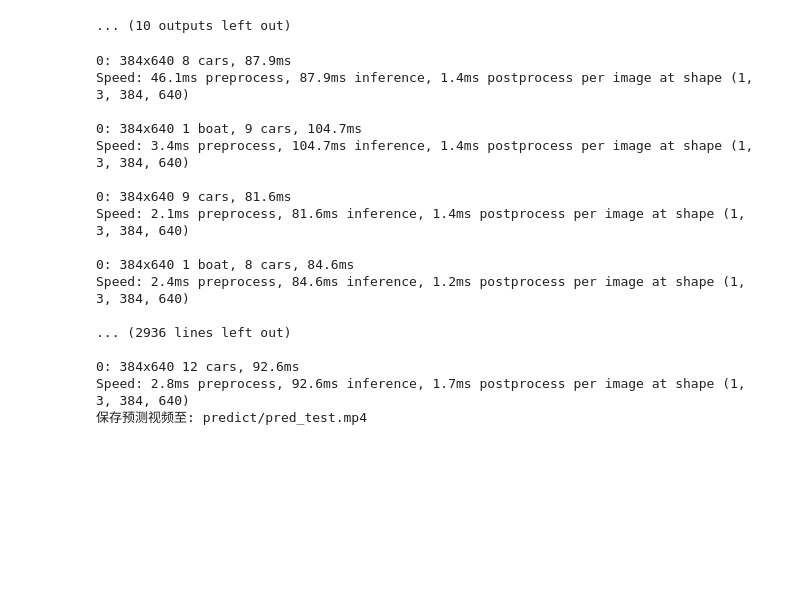
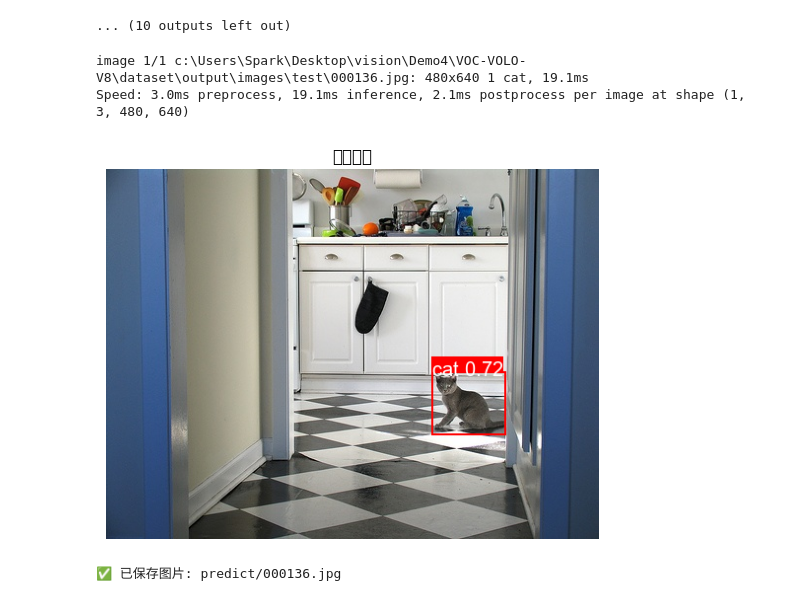
Before and after one commit to jianxi-Erin/VOC-VOLO-V8, a Jupyter notebook: model_train_predict_ultralytics.ipynb, the cells around one changed output. Cells and saved outputs as stored; diff of their text form; code cells hidden in the pictures; blank space fills up the shorter version.

```diff
--- a/model_train_predict_ultralytics.ipynb
+++ b/model_train_predict_ultralytics.ipynb
@@ -297,10 +297,10 @@ import matplotlib.pyplot as plt
 # ------------ 全局配置 ------------
 DEVICE = "cuda" if torch.cuda.is_available() else "cpu"
 MODEL_PATH = "runs/detect/train/weights/best.pt"
-INPUT_PATH = "test.jpg"  # 输入路径,可以为图片,视频,文件夹,摄像头编号
+model = YOLO(MODEL_PATH)
+INPUT_PATH = "dataset/output/images/test/000136.jpg"  # 输入路径,可以为图片,视频,文件夹,摄像头编号
 SAVE = True  # 是否保存预测结果
 OUTPUT_PATH = "predict/"  # 预测结果保存路径
-model = YOLO(MODEL_PATH)
 
 # ------------ 工具函数 ------------
 def draw_boxes_pil(image, results):
@@ -427,47 +427,34 @@ def predict_camera(index=0):
             conf = float(box.conf)
             label = f"{model.names[cls_id]} {conf:.2f}"
             cv2.rectangle(frame, (x1, y1), (x2, y2), (0, 255, 0), 2)
             cv2.putText(frame, label, (x1, y1 - 10), cv2.FONT_HERSHEY_SIMPLEX, 0.6, (255, 255, 255), 2)
 
         cv2.imshow("摄像头预测 - 按 Q 退出", frame)
         if cv2.waitKey(1) & 0xFF == ord("q"):
             break
 
     cap.release()
     cv2.destroyAllWindows()
 
 # ------------ 总入口函数 ------------
 def run_predict(path, save=False, save_path=None):
     if isinstance(path, int):
         predict_camera(index=path)
     elif os.path.isfile(path):
         ext = os.path.splitext(path)[1].lower()
         if ext in [".jpg", ".jpeg", ".png", ".bmp", ".tiff"]:
             predict_image(path, save, save_path)
         elif ext in [".mp4", ".avi", ".mov", ".mkv"]:
             predict_video(path, save, save_path)
     elif os.path.isdir(path):
         predict_folder(path, save, save_path)
     else:
         print("❌ 无效路径，请确认输入正确的图片/视频/文件夹/摄像头编号")
 
 # ------------ 示例调用 ------------
 run_predict(INPUT_PATH, SAVE, OUTPUT_PATH)      # 预测输出
 # %% [output]
-0: 384x640 8 cars, 87.9ms
-Speed: 46.1ms preprocess, 87.9ms inference, 1.4ms postprocess per image at shape (1, 3, 384, 640)
-
-0: 384x640 1 boat, 9 cars, 104.7ms
-Speed: 3.4ms preprocess, 104.7ms inference, 1.4ms postprocess per image at shape (1, 3, 384, 640)
-
-0: 384x640 9 cars, 81.6ms
-Speed: 2.1ms preprocess, 81.6ms inference, 1.4ms postprocess per image at shape (1, 3, 384, 640)
-
-0: 384x640 1 boat, 8 cars, 84.6ms
-Speed: 2.4ms preprocess, 84.6ms inference, 1.2ms postprocess per image at shape (1, 3, 384, 640)
-
-... (2936 lines left out)
-
-0: 384x640 12 cars, 92.6ms
-Speed: 2.8ms preprocess, 92.6ms inference, 1.7ms postprocess per image at shape (1, 3, 384, 640)
-保存预测视频至: predict/pred_test.mp4
+image 1/1 c:\Users\Spark\Desktop\vision\Demo4\VOC-VOLO-V8\dataset\output\images\test\000136.jpg: 480x640 1 cat, 19.1ms
+Speed: 3.0ms preprocess, 19.1ms inference, 2.1ms postprocess per image at shape (1, 3, 480, 640)
+[figure, added]
+✅ 已保存图片: predict/000136.jpg
```
Also changed, not shown: 1 other file.
